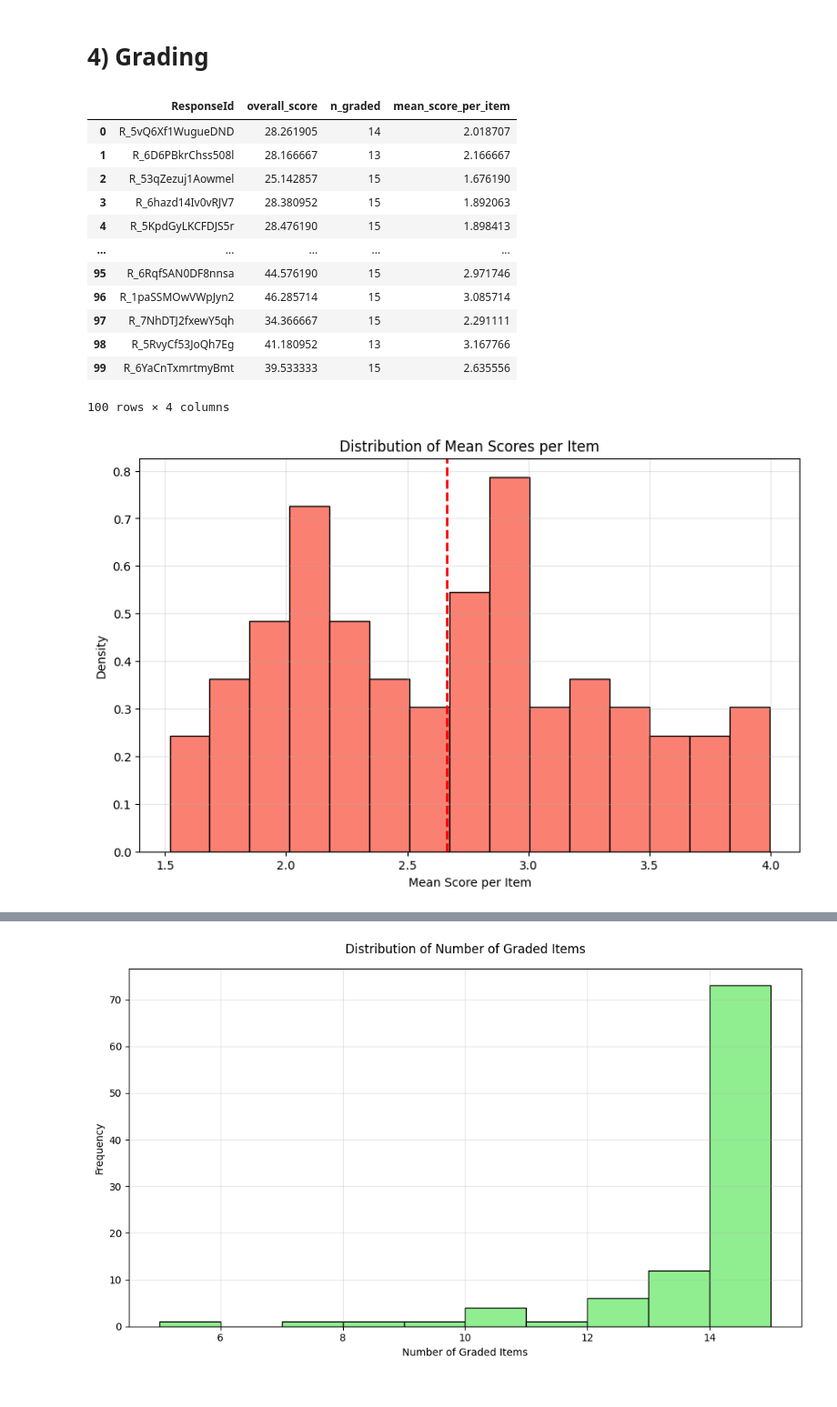
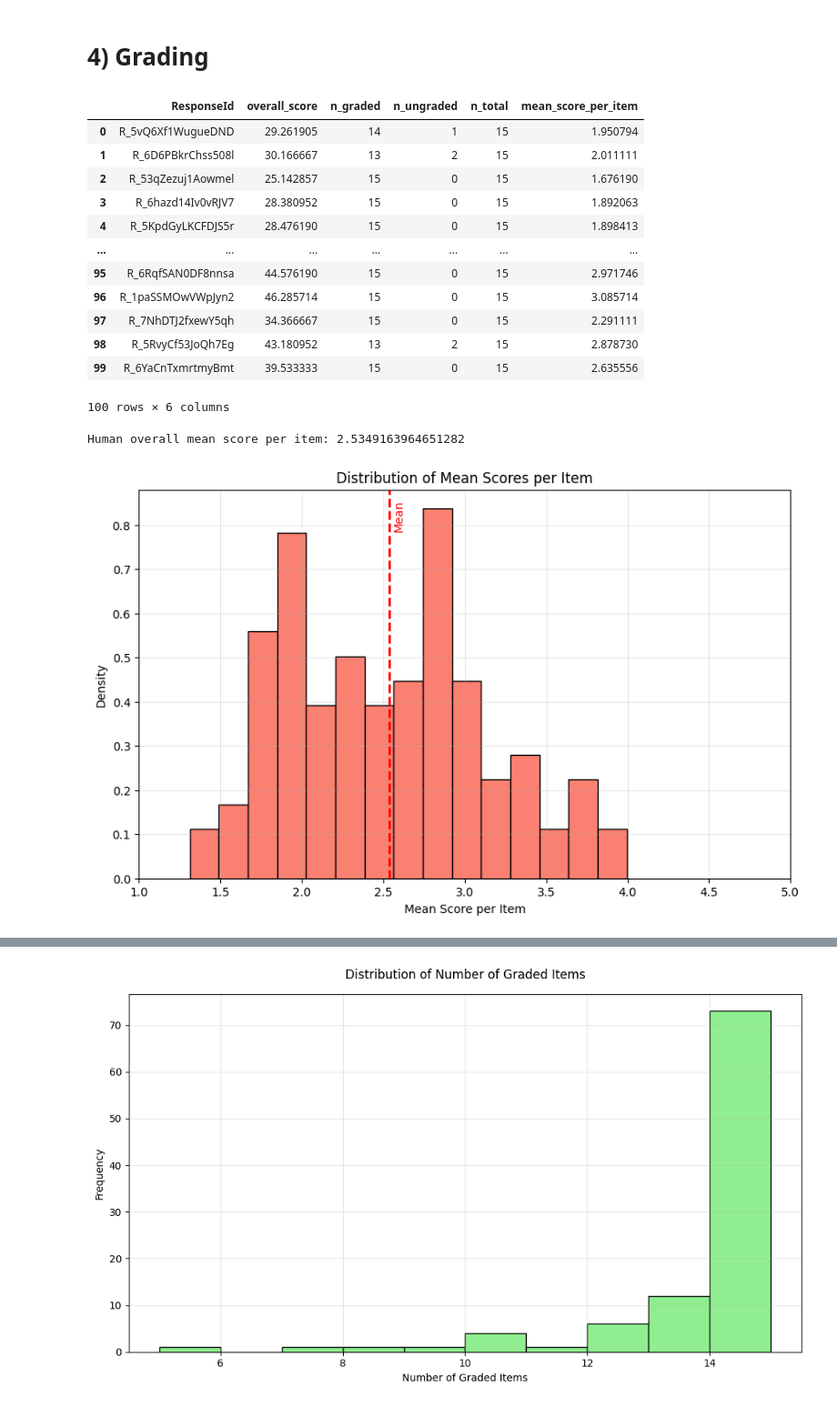
Before and after one commit to morgannmccarty/phantasia_data_analysis, a Jupyter notebook: data_analysis.ipynb, the cells around one changed output, grey strips where cells are left out. Shown at 91% size. Drawn from its saved outputs; the diff is of its cells as text; code cells hidden in the pictures.

```diff
--- a/data_analysis.ipynb
+++ b/data_analysis.ipynb
@@ -558,7 +562,7 @@ def sort_blocks(df):
 # %%
 def build_lookup(df):
     new_df = pd.DataFrame()
-    new_df["_block_num"]  = pd.to_numeric(df["block_num"], errors="coerce")
+    new_df["_block_num"] = pd.to_numeric(df["block_num"], errors="coerce")
     new_df["_label_norm"] = df["label"].map(norm_text)
     new_df["_mean_score"] = pd.to_numeric(df["mean_score"], errors="coerce")
     new_df["_mc1"] = pd.to_numeric(df["value_1"], errors="coerce")
@@ -568,31 +572,45 @@ def build_lookup(df):
     new_df["_mc5"] = pd.to_numeric(df["value_5"], errors="coerce")
     new_df["_mc6"] = pd.to_numeric(df["value_6"], errors="coerce")
     new_df["_mc7"] = pd.to_numeric(df["value_7"], errors="coerce")
-    return {(int(b), l): [float(m), float(mc1), float(mc2), float(mc3), float(mc4), float(mc5), float(mc6), float(mc7)] for b, l, m, mc1, mc2, mc3, mc4, mc5, mc6, mc7 in new_df.itertuples(index=False, name=None)}
+    return {(int(b), l): [float(m), float(mc1), float(mc2), float(mc3), float(mc4), float(mc5), float(mc6), float(mc7)]
+            for b, l, m, mc1, mc2, mc3, mc4, mc5, mc6, mc7 in new_df.itertuples(index=False, name=None)}
 # %%
-def grade(responses_df, means_df, key_col) -> pd.DataFrame:
+def grade(responses_df, means_df, key_col) -> (pd.DataFrame, pd.DataFrame, pd.DataFrame):
     usable_means = build_lookup(means_df)
     block_cols = sort_blocks(responses_df)
     result_list = []
     full_results = []
+    ungraded_results = []
     for _, row in responses_df.iterrows():
         key_val = row[key_col]
         total = 0.0
+        n_total = 0
         n_graded = 0
+        n_ungraded = 0
         for col, bnum, _ in block_cols:
             label_original = str(row.get(col, "")).strip()
             if label_original == "nan":
                 continue
+            n_total += 1
             label_norm = norm_text(label_original)
             mean_with_components = usable_means.get((bnum, label_norm))
             if mean_with_components is None:
-                continue
+                total += 1
+                n_ungraded += 1
+                ungraded_results.append(
+                    {
+                        key_col: key_val,
+                        "label": label_norm,
+                        "raw": label_original,
+                    }
+                )
             else:
+                n_graded += 1
                 total += mean_with_components[0]
-                n_graded += 1
                 full_results.append(
                     {key_col: key_val,
                      "label": label_norm,
+                     "raw": label_original,
                      "mean": mean_with_components[0],
                      "ranking_1": mean_with_components[1],
                      "ranking_2": mean_with_components[2],
@@ -603,37 +621,45 @@ def grade(responses_df, means_df, key_col) -> pd.DataFrame:
                      "ranking_7": mean_with_components[7],
                      })
 
-        result_list.append({key_col: key_val, "overall_score": total, "n_graded": n_graded, "mean_score_per_item": total/n_graded})
-    return pd.DataFrame(result_list), pd.DataFrame(full_results)
+        result_list.append({key_col: key_val, "overall_score": total, "n_graded": n_graded, "n_ungraded": n_ungraded,
+                            "n_total": n_total, "mean_score_per_item": total / n_total})
+    return pd.DataFrame(result_list), pd.DataFrame(full_results), pd.DataFrame(ungraded_results)
 # %%
-graded_results, full_results = grade(human_data, means_with_canon, "ResponseId")
+h_graded_results, h_full_results, h_ungraded_results = grade(human_data, means_with_canon, "ResponseId")
 # %%
-graded_results
+h_graded_results
 # %% [output]
-|  | ResponseId | overall_score | n_graded | mean_score_per_item |
-| 0 | R_5vQ6Xf1WugueDND | 28.261905 | 14 | 2.018707 |
-| 1 | R_6D6PBkrChss508l | 28.166667 | 13 | 2.166667 |
-| 2 | R_53qZezuj1Aowmel | 25.142857 | 15 | 1.676190 |
-| 3 | R_6hazd14Iv0vRJV7 | 28.380952 | 15 | 1.892063 |
-| 4 | R_5KpdGyLKCFDJS5r | 28.476190 | 15 | 1.898413 |
-| ... | ... | ... | ... | ... |
-| 95 | R_6RqfSAN0DF8nnsa | 44.576190 | 15 | 2.971746 |
-| 96 | R_1paSSMOwVWpJyn2 | 46.285714 | 15 | 3.085714 |
-| 97 | R_7NhDTJ2fxewY5qh | 34.366667 | 15 | 2.291111 |
-| 98 | R_5RvyCf53JoQh7Eg | 41.180952 | 13 | 3.167766 |
-| 99 | R_6YaCnTxmrtmyBmt | 39.533333 | 15 | 2.635556 |
+|  | ResponseId | overall_score | n_graded | n_ungraded | n_total | mean_score_per_item |
+| 0 | R_5vQ6Xf1WugueDND | 29.261905 | 14 | 1 | 15 | 1.950794 |
+| 1 | R_6D6PBkrChss508l | 30.166667 | 13 | 2 | 15 | 2.011111 |
+| 2 | R_53qZezuj1Aowmel | 25.142857 | 15 | 0 | 15 | 1.676190 |
+| 3 | R_6hazd14Iv0vRJV7 | 28.380952 | 15 | 0 | 15 | 1.892063 |
+| 4 | R_5KpdGyLKCFDJS5r | 28.476190 | 15 | 0 | 15 | 1.898413 |
+| ... | ... | ... | ... | ... | ... | ... |
+| 95 | R_6RqfSAN0DF8nnsa | 44.576190 | 15 | 0 | 15 | 2.971746 |
+| 96 | R_1paSSMOwVWpJyn2 | 46.285714 | 15 | 0 | 15 | 3.085714 |
+| 97 | R_7NhDTJ2fxewY5qh | 34.366667 | 15 | 0 | 15 | 2.291111 |
+| 98 | R_5RvyCf53JoQh7Eg | 43.180952 | 13 | 2 | 15 | 2.878730 |
+| 99 | R_6YaCnTxmrtmyBmt | 39.533333 | 15 | 0 | 15 | 2.635556 |
-100 rows × 4 columns
+100 rows × 6 columns
 # %%
-plt.figure(figsize=(10,6))
-plt.hist(graded_results['mean_score_per_item'], bins=15, color='salmon',
+h_overall_mean = h_graded_results['overall_score'].sum() / h_graded_results['n_total'].sum()
+print("Human overall mean score per item:", h_overall_mean)
+
+plt.figure(figsize=(10, 6))
+plt.hist(h_graded_results['mean_score_per_item'], bins=15, color='salmon',
          edgecolor='black', density=True)
-plt.axvline(graded_results['overall_score'].sum()/graded_results['n_graded'].sum(), color='red',
+plt.axvline(h_overall_mean, color='red',
             linestyle='dashed', linewidth=2)
+plt.text(h_overall_mean.mean() * 1.01,
+         plt.ylim()[1] * 0.9, 'Mean', rotation=90, color='red')
 plt.title('Distribution of Mean Scores per Item')
 plt.xlabel('Mean Score per Item')
+plt.xlim((1, 5))
 plt.ylabel('Density')
 plt.grid(True, alpha=0.3)
 plt.show()
 # %% [output]
+Human overall mean score per item: 2.5349163964651282
-[figure, old version]
+[figure, new version]
 # %%
```
Also changed, not shown: parts of 38 cells of this notebook, 9 other files.
